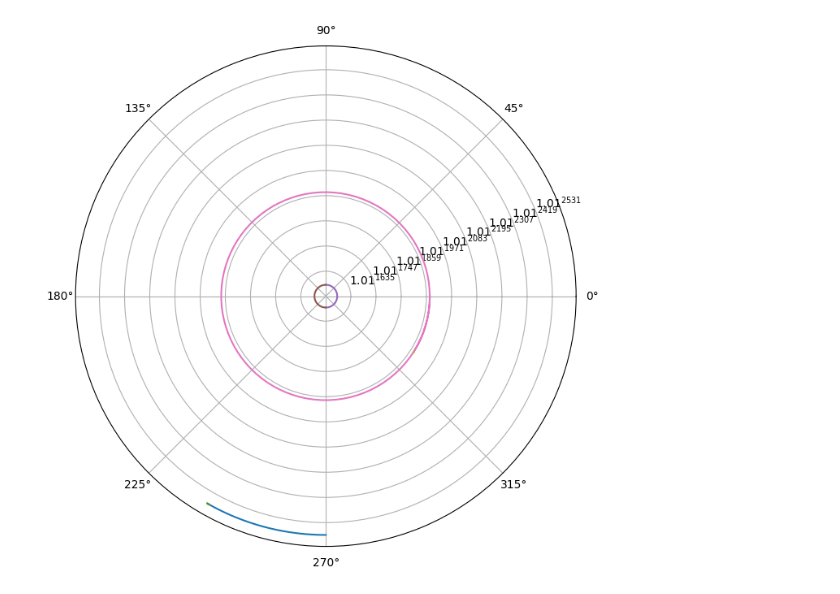
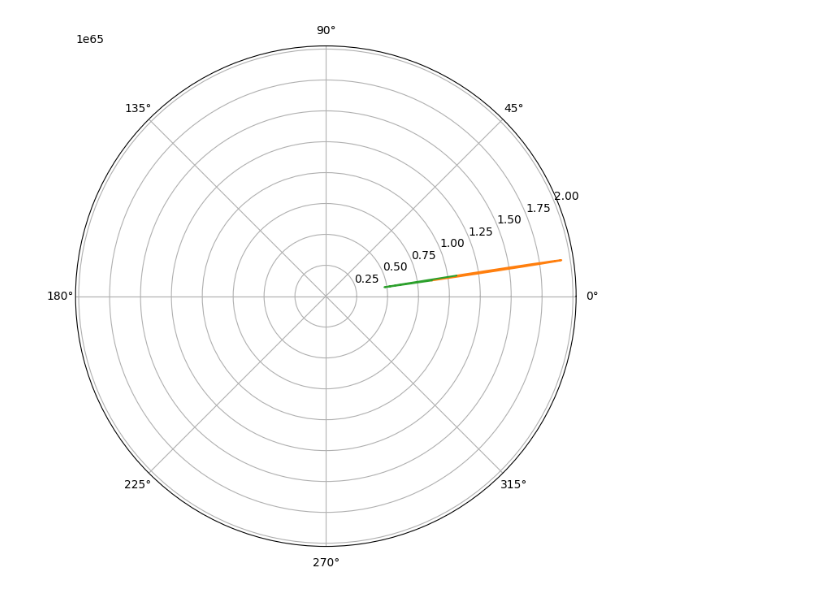
Before and after one commit to OleksijKhodzko/labs, a Jupyter notebook: computer_algebra22/lab2/2.ipynb, the cells around one changed output. Saved outputs shown, nothing was run; the diff lists cells and outputs as text; code cells hidden in the pictures.

```diff
--- a/computer_algebra22/lab2/2.ipynb
+++ b/computer_algebra22/lab2/2.ipynb
@@ -3,8 +11,4 @@
 # %%
-from scipy.integrate import solve_ivp
-import numpy as np
-import matplotlib.pyplot as plt
-from matplotlib.animation import FuncAnimation
 
 fig = plt.figure(figsize=(8, 8))
 ax = plt.subplot(projection='polar')
@@ -36,7 +40,6 @@ bodies = {
 
 names = list(bodies.keys())
 n = len(names)
-
 # Формуємо вектор початкових умов: [x, y, z, vx, vy, vz] для кожного тіла
 y0 = np.zeros(6 * n)
 for i, name in enumerate(names):
@@ -61,43 +64,39 @@ def derivatives(t, y):
     return dydt
 
 # Інтегрування системи на 30 днів
-t_span = (0, 60 * 60 * 24 * 30)  # від 0 до 30 днів
+t_span = (0, 60 * 60 * 24 * 265)  # від 0 до 30 днів
 t_eval = np.linspace(t_span[0], t_span[1], 100)
 
 sol = solve_ivp(derivatives, t_span, y0, t_eval=t_eval, rtol=1e-9)
 
 # Розбираємо траєкторії кожного тіла
 trajectories = {name: sol.y[6 * i : 6 * i + 3] for i, name in enumerate(names)}
 
-from matplotlib.ticker import LogLocator
-base = 1.01
-ax.set_yscale('log', base=base)
-ax.yaxis.set_major_locator(LogLocator(base=base, numticks=10))
 # Побудова графіку руху в 2D (x, y)
 for name in names:
     x = trajectories[name][0] - trajectories['earth'][0]
     y = trajectories[name][1] - trajectories['earth'][1]
     r = np.sqrt(x**2 + y**2)
     theta = np.arctan2(x, y)
 
     ax.plot(theta, r, label=name)
     r = bodies[name]["radius"]
     x_body = np.linspace(-r, r, 100)
     y_body = np.sqrt(r**2 - x_body**2)
     x_f = x[-1] + x_body
     y_f1 = y[-1] + y_body
     y_f2 = y[-1] - y_body
-    r_f1 = np.sqrt(x_f**2 + y_f1**2)
-    r_f2 = np.sqrt(x_f**2 + y_f2**2)
+    r_f1 = 1.000000001**np.sqrt(x_f**2 + y_f1**2)
+    r_f2 = 1.000000001**np.sqrt(x_f**2 + y_f2**2)
     theta_f1 = np.arctan2(x_f, y_f1)
     theta_f2 = np.arctan2(x_f, y_f2)
     ax.plot(theta_f1, r_f1)
     ax.plot(theta_f2, r_f2)
 
 
 
 #ax.legend()
 
 plt.show()
 # %% [output]
-[figure, old version]
+[figure, new version]
```
Also changed, not shown: parts of 5 cells of this notebook, 1 other file.
